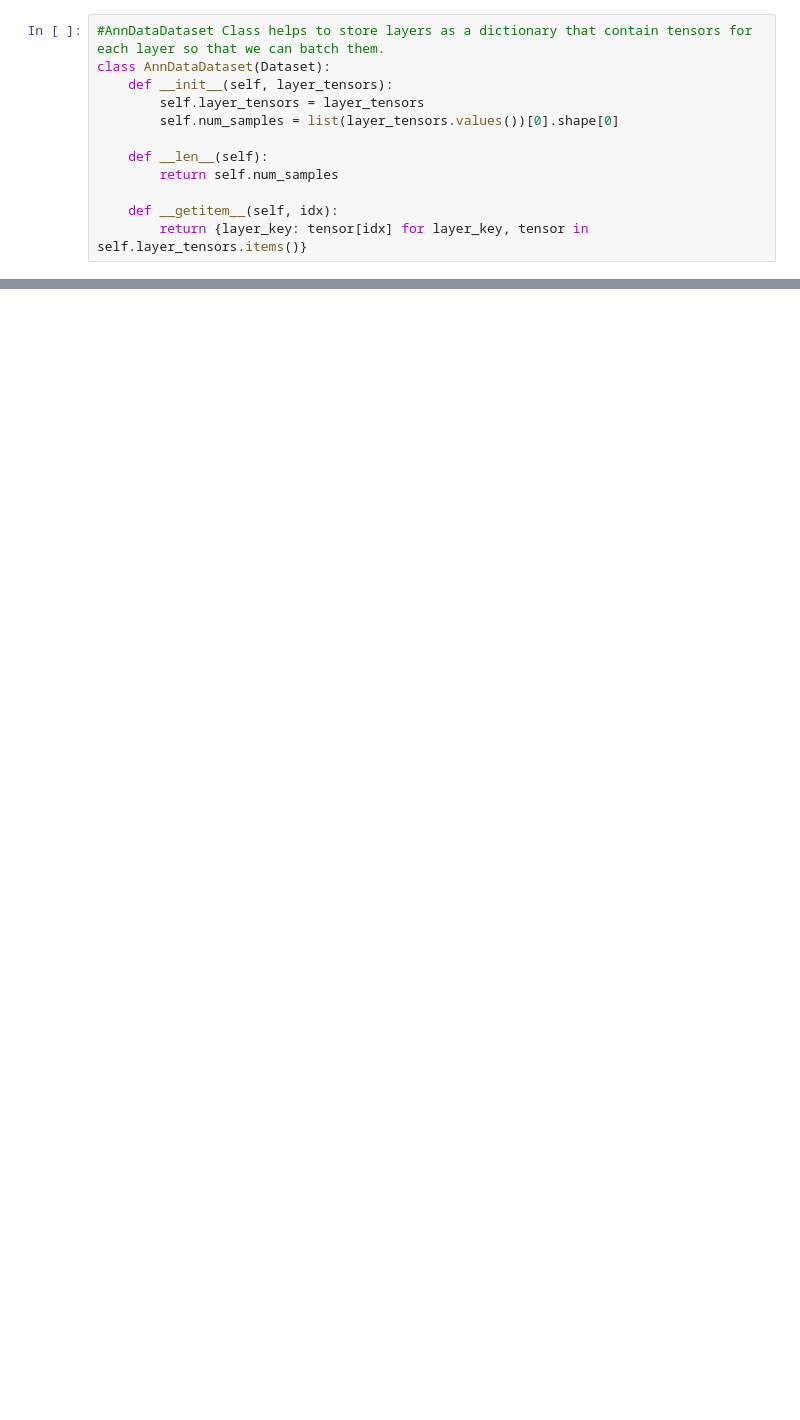
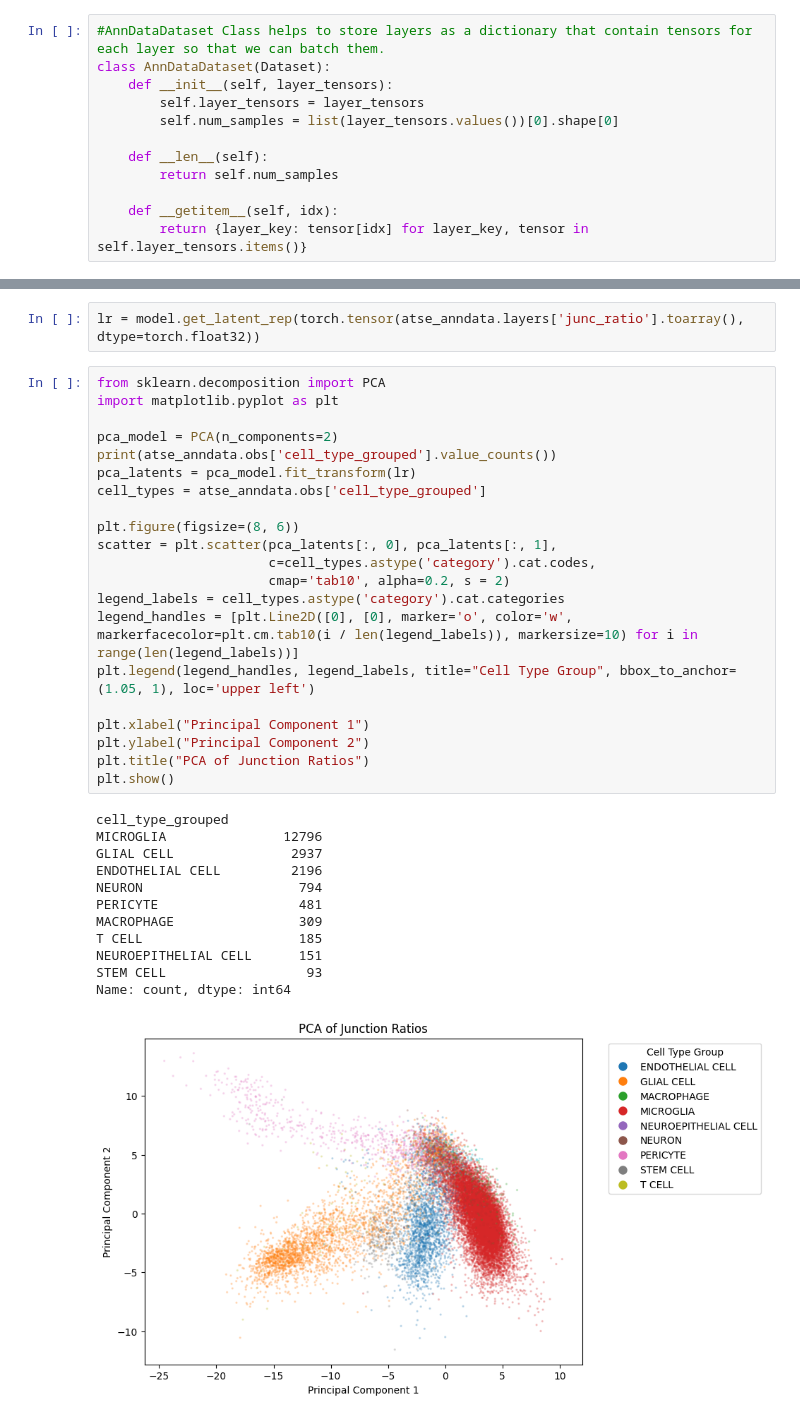
Before and after one commit to smritivaidyanathan/multivi_tools_splicing, a Jupyter notebook: splicing_VAE.ipynb, the cells around one changed output, grey strips where cells are left out. Cells and saved outputs as stored; diff of their text form; blank space fills up the shorter version.

```diff
--- a/splicing_VAE.ipynb
+++ b/splicing_VAE.ipynb
@@ -176,0 +268,36 @@ model.train_model(dataloader, NUM_EPOCHS, learning_rate = 1e-3)
+# %%
+lr = model.get_latent_rep(torch.tensor(atse_anndata.layers['junc_ratio'].toarray(), dtype=torch.float32))
+# %%
+from sklearn.decomposition import PCA
+import matplotlib.pyplot as plt
+
+pca_model = PCA(n_components=2)
+print(atse_anndata.obs['cell_type_grouped'].value_counts())
+pca_latents = pca_model.fit_transform(lr)
+cell_types = atse_anndata.obs['cell_type_grouped']
+
+plt.figure(figsize=(8, 6))
+scatter = plt.scatter(pca_latents[:, 0], pca_latents[:, 1],
+                      c=cell_types.astype('category').cat.codes,
+                      cmap='tab10', alpha=0.2, s = 2)
+legend_labels = cell_types.astype('category').cat.categories
+legend_handles = [plt.Line2D([0], [0], marker='o', color='w', markerfacecolor=plt.cm.tab10(i / len(legend_labels)), markersize=10) for i in range(len(legend_labels))]
+plt.legend(legend_handles, legend_labels, title="Cell Type Group", bbox_to_anchor=(1.05, 1), loc='upper left')
+
+plt.xlabel("Principal Component 1")
+plt.ylabel("Principal Component 2")
+plt.title("PCA of Junction Ratios")
+plt.show()
+# %% [output]
+cell_type_grouped
+MICROGLIA               12796
+GLIAL CELL               2937
+ENDOTHELIAL CELL         2196
+NEURON                    794
+PERICYTE                  481
+MACROPHAGE                309
+T CELL                    185
+NEUROEPITHELIAL CELL      151
+STEM CELL                  93
+Name: count, dtype: int64
+[figure, added]
```
Also changed, not shown: parts of 8 cells of this notebook, 2 other files.
